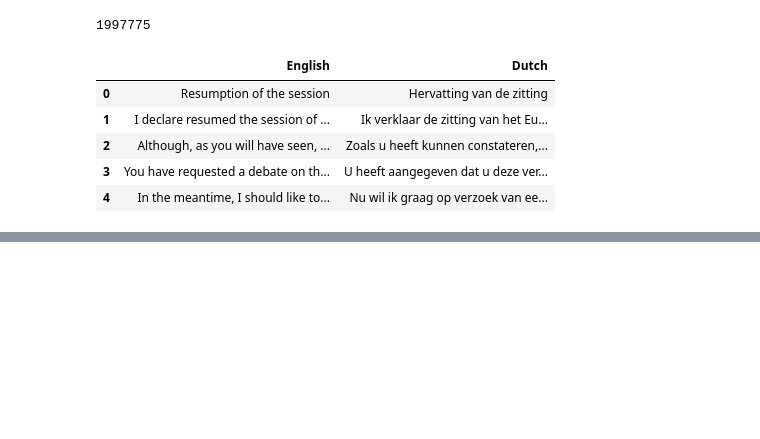
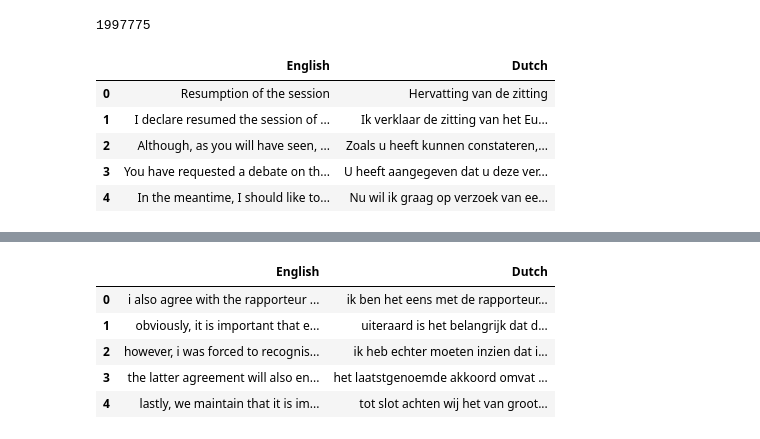
Before and after one commit to aimanalhazmi/English-Dutch-Machine-Translation, a Jupyter notebook: preprocessing.ipynb, the cells around one changed output, grey strips where cells are left out. Drawn from its saved outputs; the diff is of its cells as text; code cells hidden in the pictures; blank space fills up the shorter version.

```diff
--- a/preprocessing.ipynb
+++ b/preprocessing.ipynb
@@ -34,5 +34,5 @@ import config
 en_file = "data/europarl-v7.nl-en.en"
 nl_file = "data/europarl-v7.nl-en.nl"
 %time
-df = load_data_as_df(en_file, nl_file)
+    df = load_data_as_df(source_file=config.en_file, source_col=config.source_col, target_file=config.nl_file, target_col=config.target_col
 # %% [output]
@@ -153,0 +210,9 @@ df_sampled
+# %%
+df_sampled.head()
+# %% [output]
+|  | English | Dutch |
+| 0 | i also agree with the rapporteur ... | ik ben het eens met de rapporteur... |
+| 1 | obviously, it is important that e... | uiteraard is het belangrijk dat d... |
+| 2 | however, i was forced to recognis... | ik heb echter moeten inzien dat i... |
+| 3 | the latter agreement will also en... | het laatstgenoemde akkoord omvat ... |
+| 4 | lastly, we maintain that it is im... | tot slot achten wij het van groot... |
```
Also changed, not shown: parts of 18 cells of this notebook, 14 other files.
